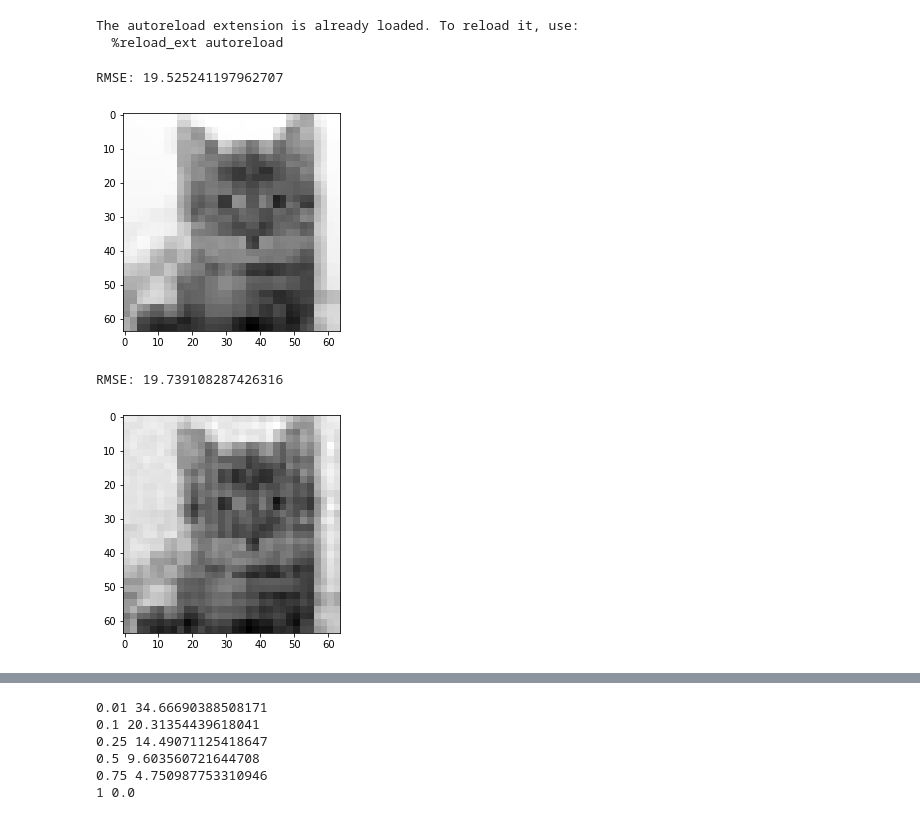
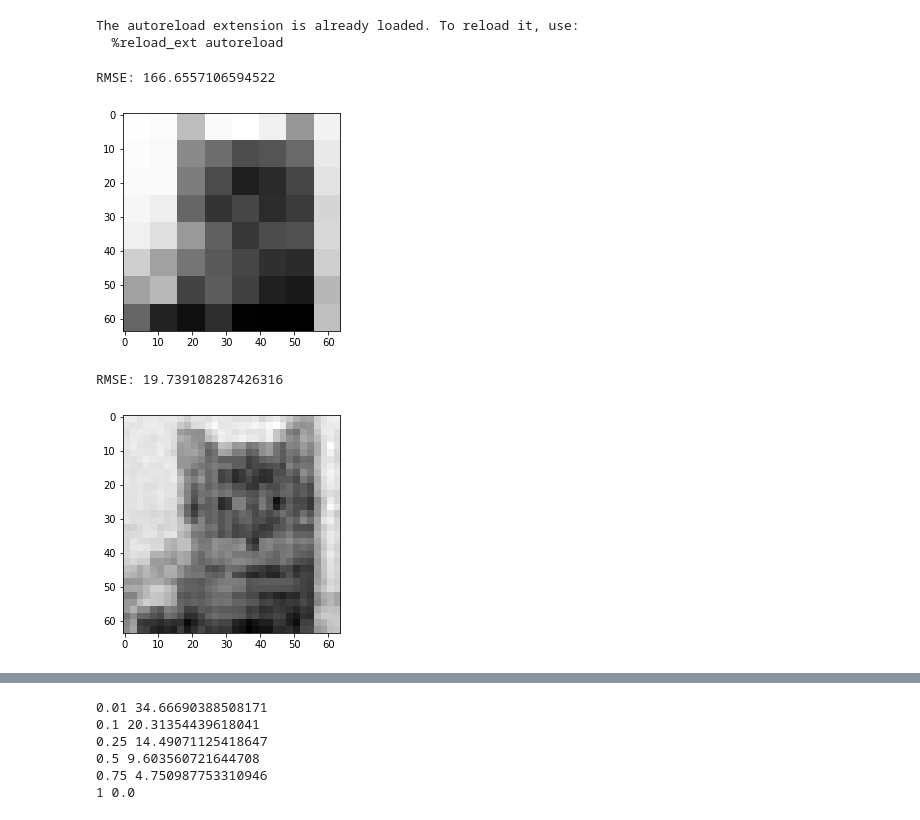
Before and after one commit to rstanuwijaya/jensen-lab-analysis, a Jupyter notebook: notebooks/gdi.ipynb, the cells around one changed output, grey strips where cells are left out. Drawn from its saved outputs; the diff is of its cells as text; code cells hidden in the pictures.

```diff
--- a/notebooks/gdi.ipynb
+++ b/notebooks/gdi.ipynb
@@ -19,30 +19,30 @@ The autoreload extension is already loaded. To reload it, use:
 # %%
 # test one image
 path = '../common/cat.png'
 camera_res = (8, 8)
 slm_res = (64, 64)
-sim = GhostMultiSimulator(path, slm_res, camera_res, 64*64*0.1)
+sim = GhostMultiSimulator(path, slm_res, camera_res, 64*6)
 cnt = sim.run_simulation()
 rmse = sim.calc_rmse()
 print('RMSE:', rmse)
 
 plt.imshow(sim.G2, cmap='gray')
 plt.show()
 
 # test one image
 path = '../common/cat.png'
 camera_res = (1, 1)
 slm_res = (64, 64)
 sim = GhostSimulator(path, slm_res, 64*64*0.1)
 cnt = sim.run_simulation()
 rmse = sim.calc_rmse()
 print('RMSE:', rmse)
 
 plt.imshow(sim.G2, cmap='gray')
 plt.show()
 # %% [output]
-RMSE: 19.525241197962707
+RMSE: 166.6557106594522
-[figure, old version]
+[figure, new version]
 RMSE: 19.739108287426316
 [figure]
 # %%
```
Also changed, not shown: parts of 1 cell of this notebook, 4 other files.
